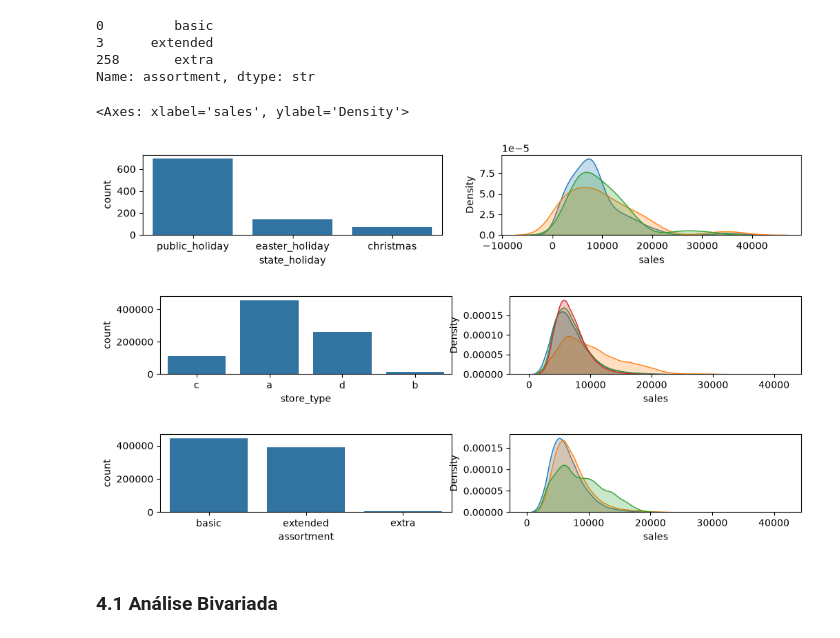
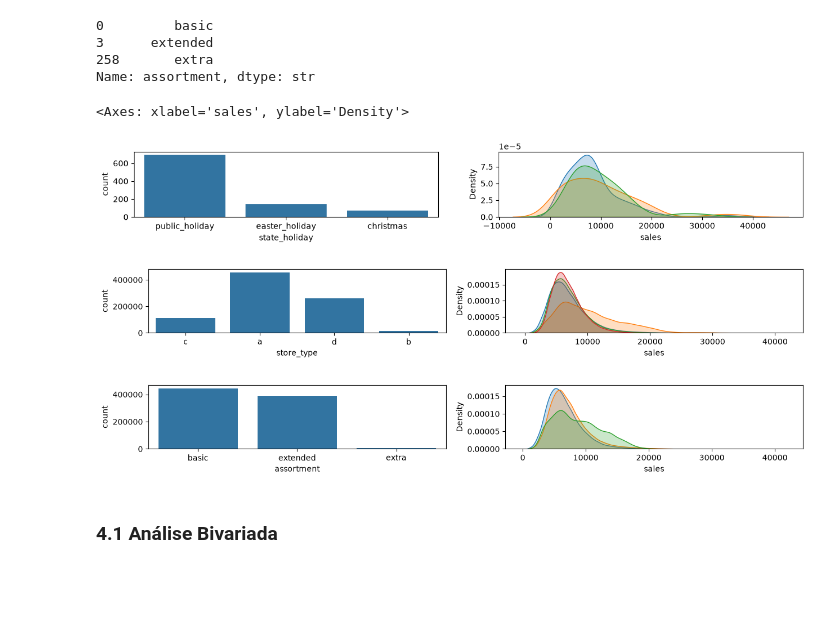
Before and after one commit to MarinaOnohara/Rossmann_Project, a Jupyter notebook: Notebooks/m04_v01_store_sales_prediction.ipynb, the cells around one changed output. Saved outputs shown, nothing was run; the diff lists cells and outputs as text; code cells hidden in the pictures; blank space fills up the shorter version.

```diff
--- a/Notebooks/m04_v01_store_sales_prediction.ipynb
+++ b/Notebooks/m04_v01_store_sales_prediction.ipynb
@@ -617,40 +617,40 @@ df4['assortment'].drop_duplicates()
 Name: assortment, dtype: str
 # %%
 # state_holiday
-plt.figure(figsize=(12,5))
+plt.figure(figsize=(15,5))
 plt.subplot( 3, 2, 1 )
 a = df4[df4['state_holiday'] != 'regular_day']
 sns.countplot(a['state_holiday'].reset_index() ,x='state_holiday')
 
 plt.subplot( 3, 2, 2 )
 sns.kdeplot( df4[df4['state_holiday'] == 'public_holiday']['sales'], label='public_holiday', fill=True )
 sns.kdeplot( df4[df4['state_holiday'] == 'easter_holiday']['sales'], label='easter_holiday', fill=True )
 sns.kdeplot( df4[df4['state_holiday'] == 'christmas']['sales'], label='christmas', fill=True )
 
 # store_type
-plt.figure(figsize=(12,5))
+plt.figure(figsize=(15,5))
 plt.subplot( 3, 2, 3 )
 sns.countplot(df4['store_type'].reset_index() ,x='store_type')
 
 plt.subplot( 3, 2, 4 )
 sns.kdeplot( df4[df4['store_type'] == 'a']['sales'], label='a', fill=True )
 sns.kdeplot( df4[df4['store_type'] == 'b']['sales'], label='b', fill=True )
 sns.kdeplot( df4[df4['store_type'] == 'c']['sales'], label='c', fill=True )
 sns.kdeplot( df4[df4['store_type'] == 'd']['sales'], label='d', fill=True )
 
 # assortment
-plt.figure(figsize=(12,5))
+plt.figure(figsize=(15,5))
 plt.subplot( 3, 2, 5 )
 sns.countplot(df4['assortment'].reset_index() ,x='assortment')
 
 plt.subplot( 3, 2, 6 )
 sns.kdeplot( df4[df4['assortment'] == 'basic']['sales'], label='basic', fill=True )
 sns.kdeplot( df4[df4['assortment'] == 'extended']['sales'], label='extended', fill=True )
 sns.kdeplot( df4[df4['assortment'] == 'extra']['sales'], label='extra', fill=True )
 # %% [output]
 <Axes: xlabel='sales', ylabel='Density'>
-[figure, old version]
+[figure, new version]
-[figure, old version]
+[figure, new version]
-[figure, old version]
+[figure, new version]
 # %% [markdown]
 ### 4.1 Análise Bivariada
```
Also changed, not shown: parts of 9 cells of this notebook.
